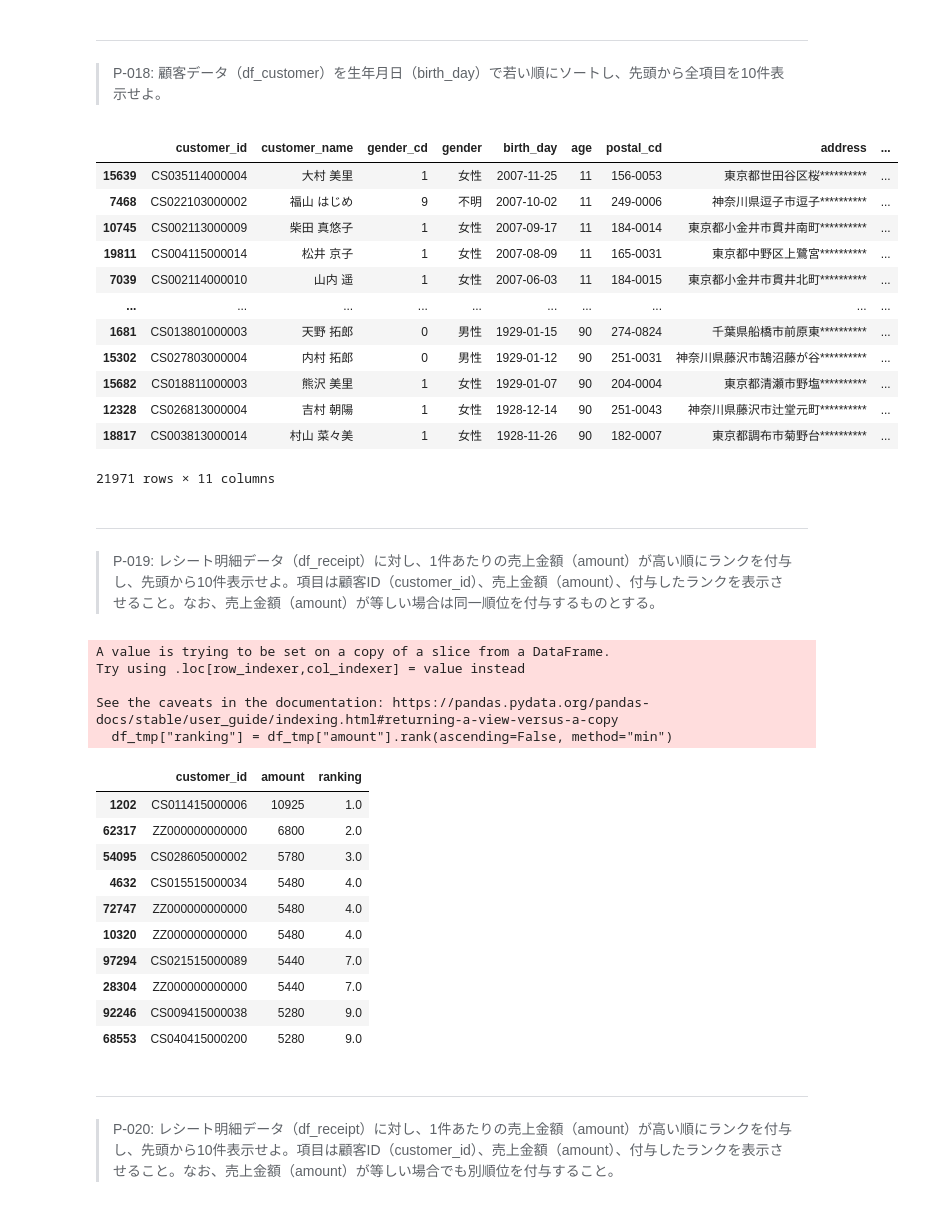
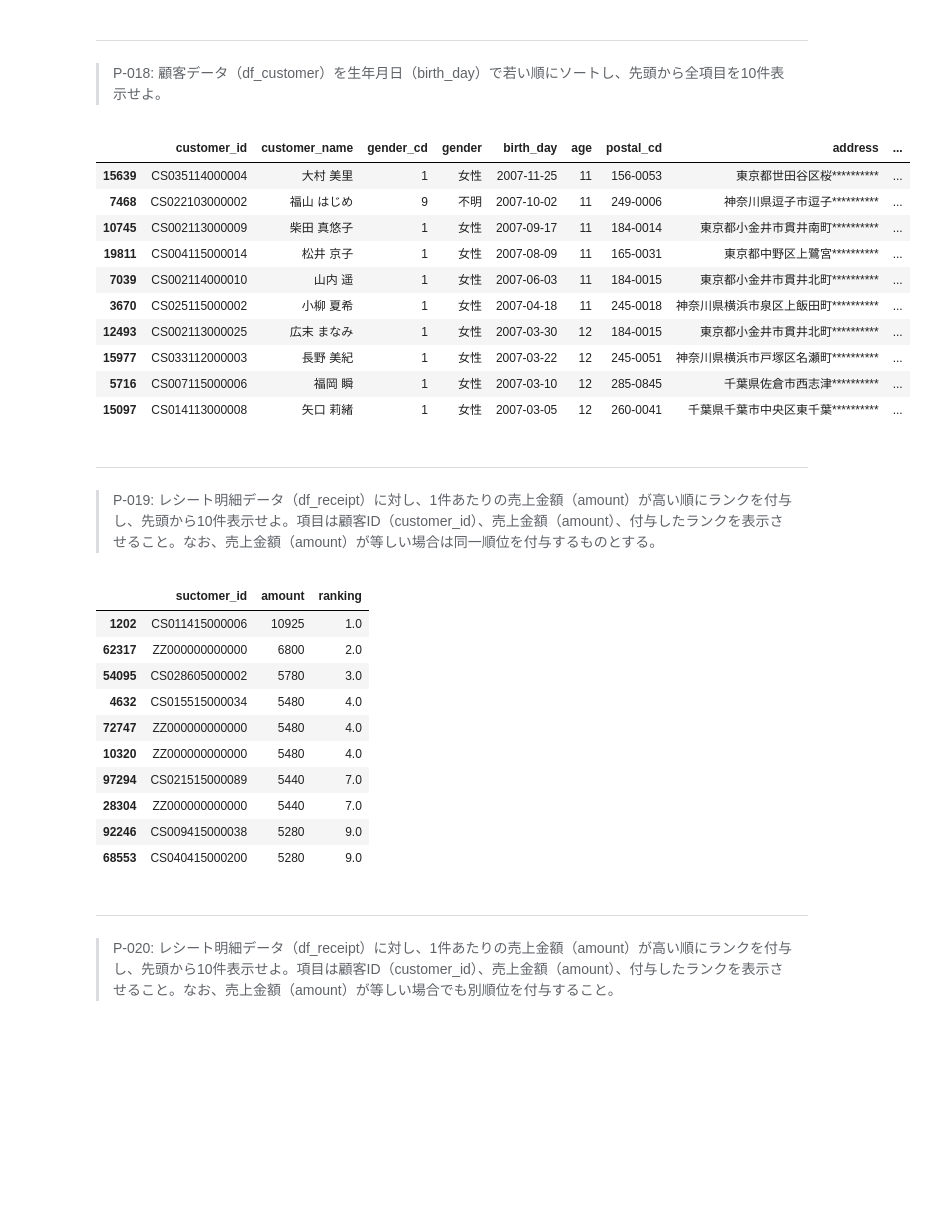
Before and after one commit to palakpaneerer/100knocks-preprocess, a Jupyter notebook: docker/work/preprocess_knock_Python.ipynb, the cells around one changed output. Saved outputs shown, nothing was run; the diff lists cells and outputs as text; code cells hidden in the pictures; blank space fills up the shorter version.

```diff
--- a/docker/work/preprocess_knock_Python.ipynb
+++ b/docker/work/preprocess_knock_Python.ipynb
@@ -371,35 +353,30 @@ df_customer.sort_values(by="birth_day", ascending=True).head(10)
 ---
 > P-018: 顧客データ（df_customer）を生年月日（birth_day）で若い順にソートし、先頭から全項目を10件表示せよ。
 # %%
-df_customer.sort_values(by="birth_day", ascending=False)
+df_customer.sort_values('birth_day', ascending=False).head(10)
 # %% [output]
 |  | customer_id | customer_name | gender_cd | gender | birth_day | age | postal_cd | address | ... |
 | 15639 | CS035114000004 | 大村 美里 | 1 | 女性 | 2007-11-25 | 11 | 156-0053 | 東京都世田谷区桜********** | ... |
 | 7468 | CS022103000002 | 福山 はじめ | 9 | 不明 | 2007-10-02 | 11 | 249-0006 | 神奈川県逗子市逗子********** | ... |
 | 10745 | CS002113000009 | 柴田 真悠子 | 1 | 女性 | 2007-09-17 | 11 | 184-0014 | 東京都小金井市貫井南町********** | ... |
 | 19811 | CS004115000014 | 松井 京子 | 1 | 女性 | 2007-08-09 | 11 | 165-0031 | 東京都中野区上鷺宮********** | ... |
 | 7039 | CS002114000010 | 山内 遥 | 1 | 女性 | 2007-06-03 | 11 | 184-0015 | 東京都小金井市貫井北町********** | ... |
-| ... | ... | ... | ... | ... | ... | ... | ... | ... | ... |
-| 1681 | CS013801000003 | 天野 拓郎 | 0 | 男性 | 1929-01-15 | 90 | 274-0824 | 千葉県船橋市前原東********** | ... |
-| 15302 | CS027803000004 | 内村 拓郎 | 0 | 男性 | 1929-01-12 | 90 | 251-0031 | 神奈川県藤沢市鵠沼藤が谷********** | ... |
-| 15682 | CS018811000003 | 熊沢 美里 | 1 | 女性 | 1929-01-07 | 90 | 204-0004 | 東京都清瀬市野塩********** | ... |
-| 12328 | CS026813000004 | 吉村 朝陽 | 1 | 女性 | 1928-12-14 | 90 | 251-0043 | 神奈川県藤沢市辻堂元町********** | ... |
-| 18817 | CS003813000014 | 村山 菜々美 | 1 | 女性 | 1928-11-26 | 90 | 182-0007 | 東京都調布市菊野台********** | ... |
+| 3670 | CS025115000002 | 小柳 夏希 | 1 | 女性 | 2007-04-18 | 11 | 245-0018 | 神奈川県横浜市泉区上飯田町********** | ... |
+| 12493 | CS002113000025 | 広末 まなみ | 1 | 女性 | 2007-03-30 | 12 | 184-0015 | 東京都小金井市貫井北町********** | ... |
+| 15977 | CS033112000003 | 長野 美紀 | 1 | 女性 | 2007-03-22 | 12 | 245-0051 | 神奈川県横浜市戸塚区名瀬町********** | ... |
+| 5716 | CS007115000006 | 福岡 瞬 | 1 | 女性 | 2007-03-10 | 12 | 285-0845 | 千葉県佐倉市西志津********** | ... |
+| 15097 | CS014113000008 | 矢口 莉緒 | 1 | 女性 | 2007-03-05 | 12 | 260-0041 | 千葉県千葉市中央区東千葉********** | ... |
-21971 rows × 11 columns
 # %% [markdown]
 ---
 > P-019: レシート明細データ（df_receipt）に対し、1件あたりの売上金額（amount）が高い順にランクを付与し、先頭から10件表示せよ。項目は顧客ID（customer_id）、売上金額（amount）、付与したランクを表示させること。なお、売上金額（amount）が等しい場合は同一順位を付与するものとする。
 # %%
-df_tmp = df_receipt[["customer_id", "amount"]]
-df_tmp["ranking"] = df_tmp["amount"].rank(ascending=False, method="min")
-df_tmp.sort_values(by="ranking", ascending=True).head(10)
+df_tmp = pd.concat([df_receipt[['customer_id', 'amount']],
+                    df_receipt['amount'].rank(method='min', ascending=False)],
+                  axis=1)
+df_tmp.columns = ['suctomer_id', 'amount', 'ranking']
+df_tmp.sort_values('ranking', ascending=True).head(10)
 # %% [output]
-A value is trying to be set on a copy of a slice from a DataFrame.
-Try using .loc[row_indexer,col_indexer] = value instead
-
-See the caveats in the documentation: https://pandas.pydata.org/pandas-docs/stable/user_guide/indexing.html#returning-a-view-versus-a-copy
-  df_tmp["ranking"] = df_tmp["amount"].rank(ascending=False, method="min")
-|  | customer_id | amount | ranking |
+|  | suctomer_id | amount | ranking |
 | 1202 | CS011415000006 | 10925 | 1.0 |
 | 62317 | ZZ000000000000 | 6800 | 2.0 |
 | 54095 | CS028605000002 | 5780 | 3.0 |
```
Also changed, not shown: parts of 60 cells of this notebook.
